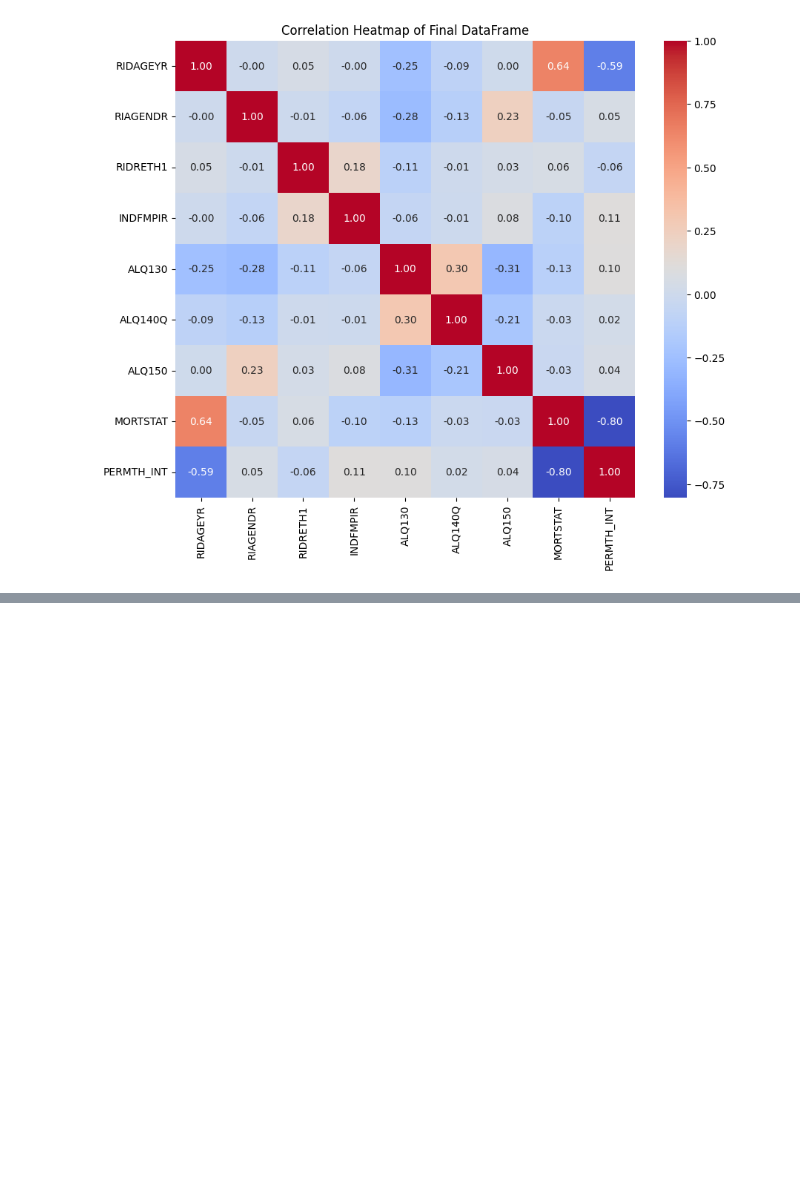
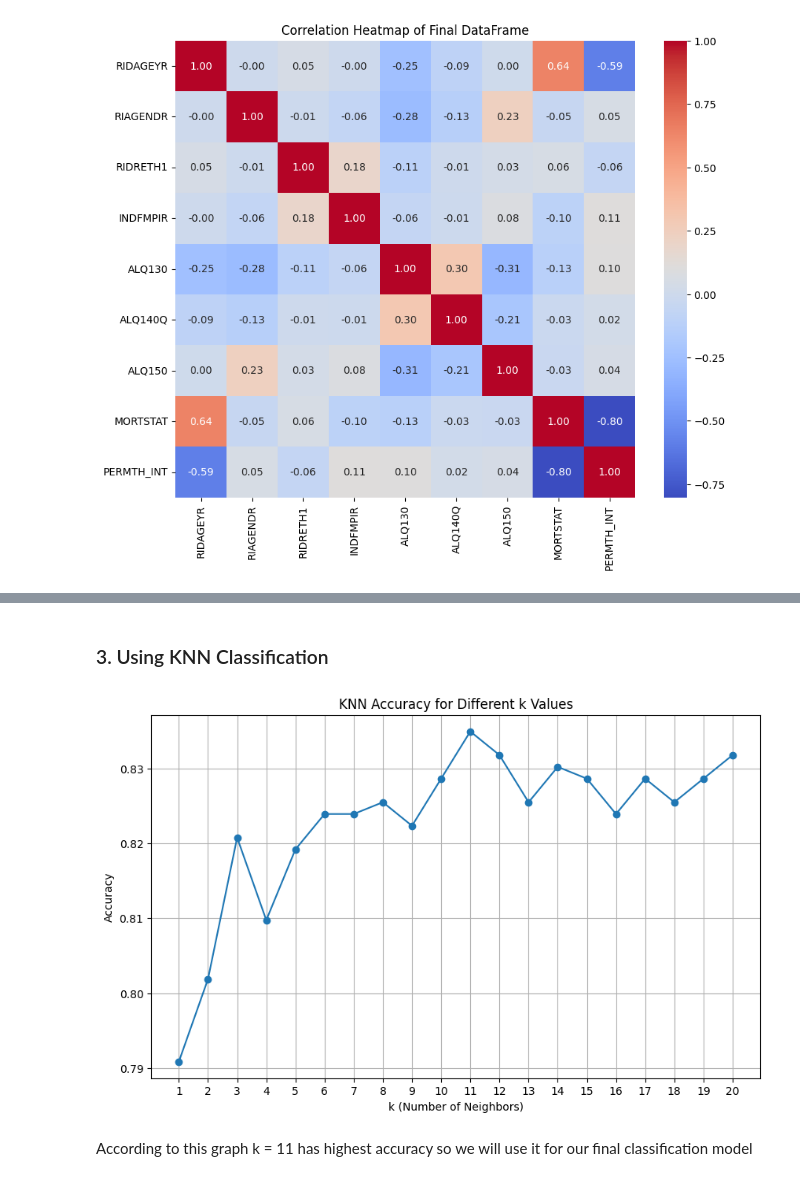
Before and after one commit to iAbel1478/NHANES_project_1_ml-main, a Jupyter notebook: notebooks/nhanes_yahya_work.ipynb, the cells around one changed output, grey strips where cells are left out. Cells and saved outputs as stored; diff of their text form; code cells hidden in the pictures; blank space fills up the shorter version.

Commit message:
added yahya's work, not merged with anthony branch kept working on my last file, encoded gender and race and did knn class and regress

```diff
--- a/notebooks/nhanes_yahya_work.ipynb
+++ b/notebooks/nhanes_yahya_work.ipynb
@@ -305,0 +336,5 @@ plt.show()
+# %%
+# gender is a categorical, 1 means male and 2 means female, we need to encode it so it doesnt mess up the model
+# 0 represents male and 1 represents female
+df_final['RIAGENDR'] = df_final['RIAGENDR'].map({1: 0, 2: 1})
+df_final.head()
@@ -305,0 +348,11 @@ plt.show()
+# %%
+# RIDRETH1 is a categorical variable representing race, need to encode it as well one hot encoding using
+# pd.get_dummies
+df_final = pd.get_dummies(
+    df_final,
+    columns=['RIDRETH1'],
+    prefix='race',
+    drop_first=True
+)
+
+df_final.head()
@@ -305,0 +376,46 @@ plt.show()
+# %% [markdown]
+### 3. Using KNN Classification
+# %%
+# Using your variables to predict mortality using a k-Nearest Neighbor Classifier. Analyze its performance and explain clearly how you select k
+
+# selecting features and target variable
+X = df_final.drop(columns=['MORTSTAT', 'PERMTH_INT'])
+y = df_final['MORTSTAT']
+
+# train test split
+X_train, X_test, y_train, y_test = train_test_split(X, y, test_size=0.2, random_state=42)
+
+# normalize numeric features using min-max scaling
+def minmax(x):
+    u = (x-min(x))/(max(x)-min(x))
+    return u
+# normalize numeric features in X_train and X_test using min-max scaling and dont scale one-hot encoded variables,
+# which are race_2, race_3, race_4, and race_5 and the riagender variable
+num_cols = ['RIDAGEYR', 'INDFMPIR', 'ALQ130', 'ALQ140Q', 'ALQ150']
+for col in num_cols:
+    X_train[col] = minmax(X_train[col])
+    X_test[col] = minmax(X_test[col])
+
+
+# selecting k
+k_values = range(1, 21)
+accuracies = []
+for k in k_values:
+    knn = KNeighborsClassifier(n_neighbors=k)
+    knn.fit(X_train, y_train)
+    y_pred = knn.predict(X_test)
+    acc = accuracy_score(y_test, y_pred)
+    accuracies.append(acc)
+# plot accuracies for different k values
+plt.figure(figsize=(10,6))
+plt.plot(k_values, accuracies, marker='o')
+plt.title('KNN Accuracy for Different k Values')
+plt.xlabel('k (Number of Neighbors)')
+plt.ylabel('Accuracy')
+plt.xticks(k_values)
+plt.grid()
+plt.show()
+# %% [output]
+[figure, added]
+# %% [markdown]
+According to this graph k = 11 has highest accuracy so we will use it for our final classification model
```
Also changed, not shown: parts of 14 cells of this notebook.
